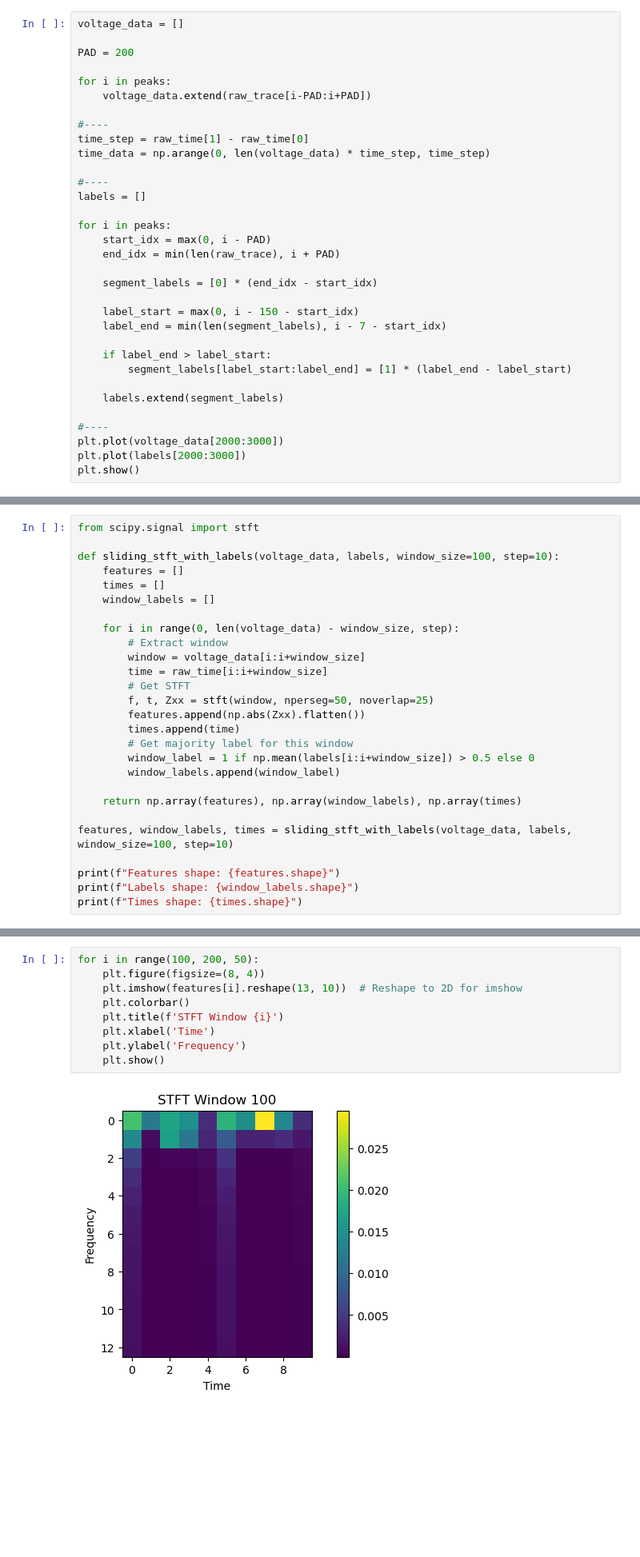
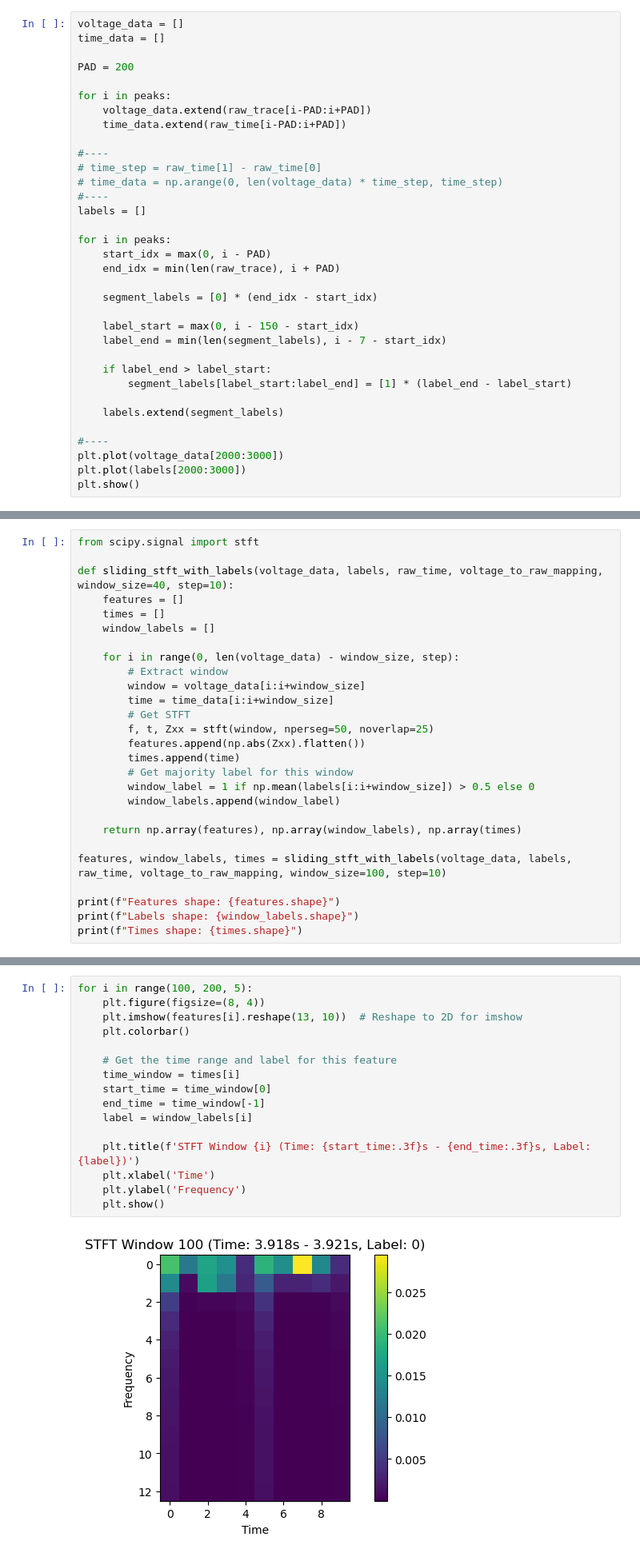
Before and after one commit to ahitagnied/apred, a Jupyter notebook: data/test.ipynb, the cells around one changed output, grey strips where cells are left out. Shown at 80% size. Cells and saved outputs as stored; diff of their text form; blank space fills up the shorter version.

Commit message:
fix: time labels

```diff
--- a/data/test.ipynb
+++ b/data/test.ipynb
@@ -65,16 +65,17 @@ Peak indices: [   7017   91502  117484  169484  352965  550380  584938  624985
  1229563]
 # %%
 voltage_data = []
+time_data = []
 
 PAD = 200
 
 for i in peaks:
     voltage_data.extend(raw_trace[i-PAD:i+PAD])
+    time_data.extend(raw_time[i-PAD:i+PAD])
 
 #----
-time_step = raw_time[1] - raw_time[0]
-time_data = np.arange(0, len(voltage_data) * time_step, time_step)
-
+# time_step = raw_time[1] - raw_time[0]
+# time_data = np.arange(0, len(voltage_data) * time_step, time_step)
 #----
 labels = []
 
@@ -101,7 +102,7 @@ plt.show()
 # %%
 from scipy.signal import stft
 
-def sliding_stft_with_labels(voltage_data, labels, window_size=100, step=10):
+def sliding_stft_with_labels(voltage_data, labels, raw_time, voltage_to_raw_mapping, window_size=40, step=10):
     features = []
     times = []
     window_labels = []
@@ -109,7 +110,7 @@ def sliding_stft_with_labels(voltage_data, labels, window_size=100, step=10):
     for i in range(0, len(voltage_data) - window_size, step):
         # Extract window
         window = voltage_data[i:i+window_size]
-        time = raw_time[i:i+window_size]
+        time = time_data[i:i+window_size]
         # Get STFT
         f, t, Zxx = stft(window, nperseg=50, noverlap=25)
         features.append(np.abs(Zxx).flatten())
@@ -120,7 +121,7 @@ def sliding_stft_with_labels(voltage_data, labels, window_size=100, step=10):
 
     return np.array(features), np.array(window_labels), np.array(times)
 
-features, window_labels, times = sliding_stft_with_labels(voltage_data, labels, window_size=100, step=10)
+features, window_labels, times = sliding_stft_with_labels(voltage_data, labels, raw_time, voltage_to_raw_mapping, window_size=100, step=10)
 
 print(f"Features shape: {features.shape}")
 print(f"Labels shape: {window_labels.shape}")
@@ -130,13 +131,20 @@ Features shape: (5710, 130)
 Labels shape: (5710,)
 Times shape: (5710, 100)
 # %%
-for i in range(100, 200, 50):
+for i in range(100, 200, 5):
     plt.figure(figsize=(8, 4))
     plt.imshow(features[i].reshape(13, 10))  # Reshape to 2D for imshow
     plt.colorbar()
-    plt.title(f'STFT Window {i}')
+
+    # Get the time range and label for this feature
+    time_window = times[i]
+    start_time = time_window[0]
+    end_time = time_window[-1]
+    label = window_labels[i]
+
+    plt.title(f'STFT Window {i} (Time: {start_time:.3f}s - {end_time:.3f}s, Label: {label})')
     plt.xlabel('Time')
     plt.ylabel('Frequency')
     plt.show()
 # %% [output]
-[figure, old version]
+[figure, new version]
```
Also changed, not shown: parts of 1 cell of this notebook.
